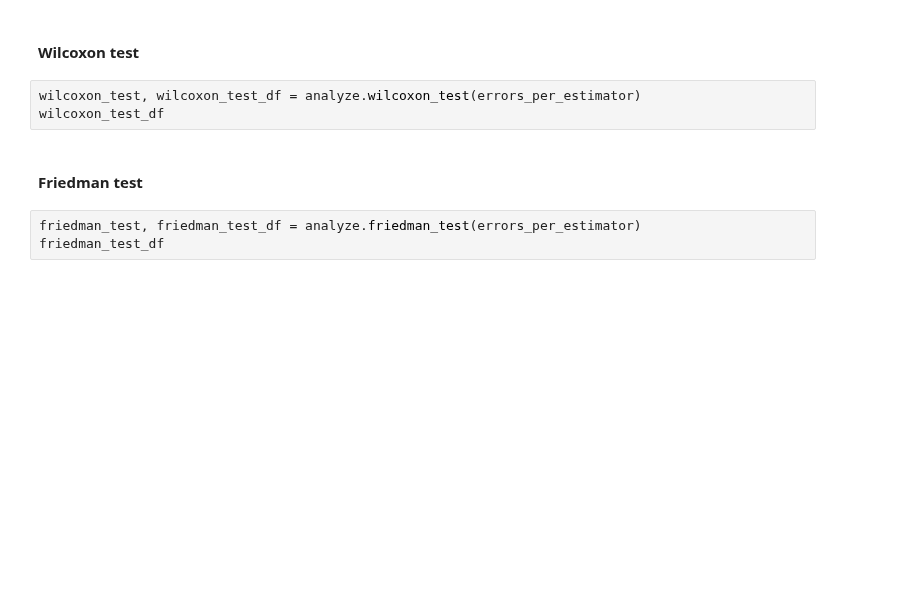
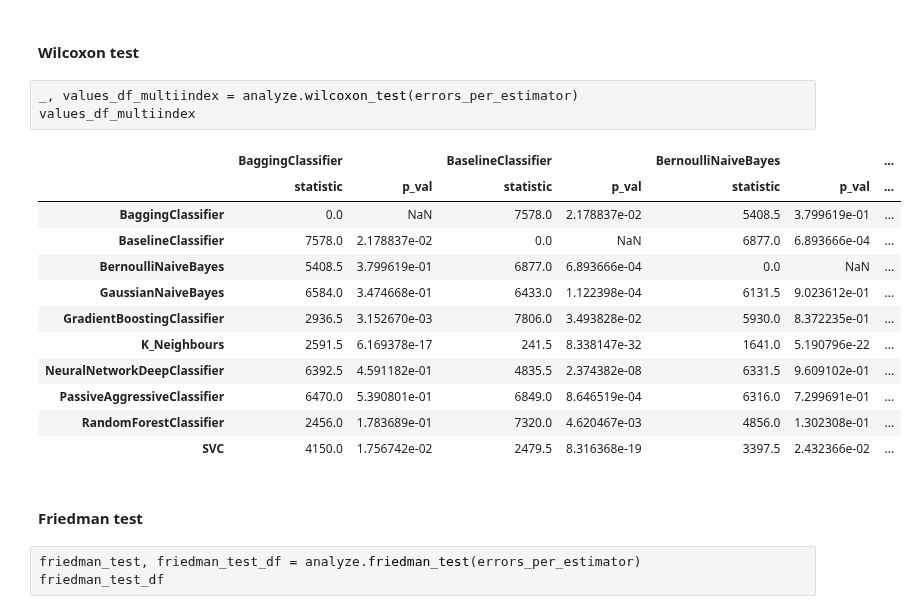
Before and after one commit to sktime/mlaut, a Jupyter notebook: AnalyzeResults.ipynb, the cells around one changed output. Cells and saved outputs as stored; diff of their text form; blank space fills up the shorter version.

```diff
--- a/AnalyzeResults.ipynb
+++ b/AnalyzeResults.ipynb
@@ -145,8 +152,21 @@ t_test_bonferroni_df
 # %% [markdown]
 #### Wilcoxon test
 # %%
-wilcoxon_test, wilcoxon_test_df = analyze.wilcoxon_test(errors_per_estimator)
-wilcoxon_test_df
+_, values_df_multiindex = analyze.wilcoxon_test(errors_per_estimator)
+values_df_multiindex
+# %% [output]
+|  | BaggingClassifier |  | BaselineClassifier |  | BernoulliNaiveBayes |  | ... |
+|  | statistic | p_val | statistic | p_val | statistic | p_val | ... |
+| BaggingClassifier | 0.0 | NaN | 7578.0 | 2.178837e-02 | 5408.5 | 3.799619e-01 | ... |
+| BaselineClassifier | 7578.0 | 2.178837e-02 | 0.0 | NaN | 6877.0 | 6.893666e-04 | ... |
+| BernoulliNaiveBayes | 5408.5 | 3.799619e-01 | 6877.0 | 6.893666e-04 | 0.0 | NaN | ... |
+| GaussianNaiveBayes | 6584.0 | 3.474668e-01 | 6433.0 | 1.122398e-04 | 6131.5 | 9.023612e-01 | ... |
+| GradientBoostingClassifier | 2936.5 | 3.152670e-03 | 7806.0 | 3.493828e-02 | 5930.0 | 8.372235e-01 | ... |
+| K_Neighbours | 2591.5 | 6.169378e-17 | 241.5 | 8.338147e-32 | 1641.0 | 5.190796e-22 | ... |
+| NeuralNetworkDeepClassifier | 6392.5 | 4.591182e-01 | 4835.5 | 2.374382e-08 | 6331.5 | 9.609102e-01 | ... |
+| PassiveAggressiveClassifier | 6470.0 | 5.390801e-01 | 6849.0 | 8.646519e-04 | 6316.0 | 7.299691e-01 | ... |
+| RandomForestClassifier | 2456.0 | 1.783689e-01 | 7320.0 | 4.620467e-03 | 4856.0 | 1.302308e-01 | ... |
+| SVC | 4150.0 | 1.756742e-02 | 2479.5 | 8.316368e-19 | 3397.5 | 2.432366e-02 | ... |
 # %% [markdown]
 #### Friedman test
 # %%
```
Also changed, not shown: parts of 3 cells of this notebook, 1 other file.
